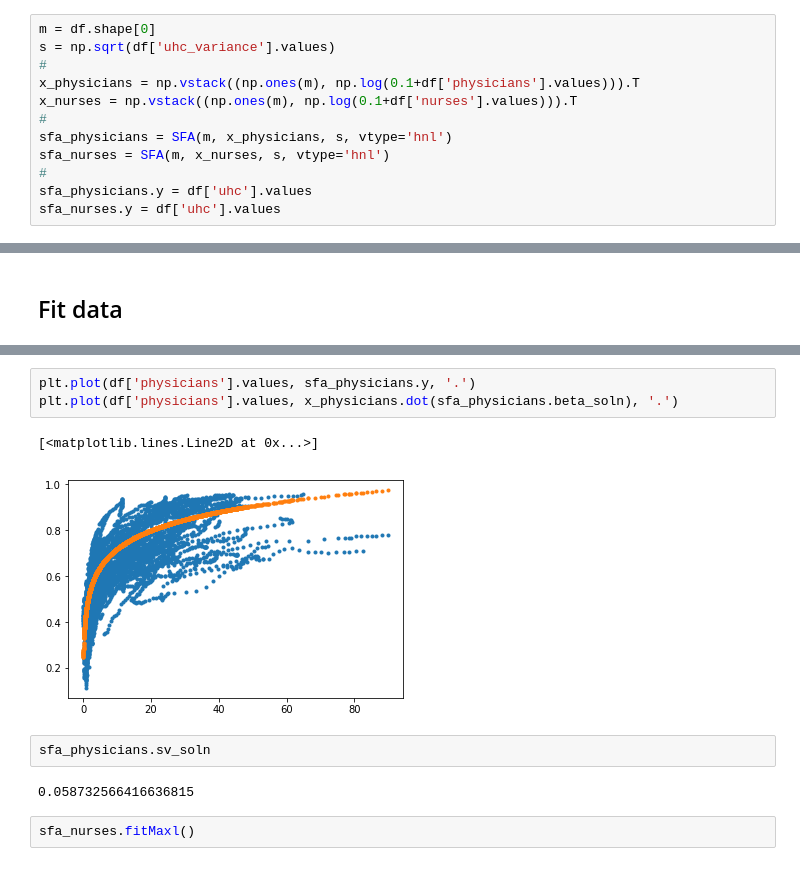
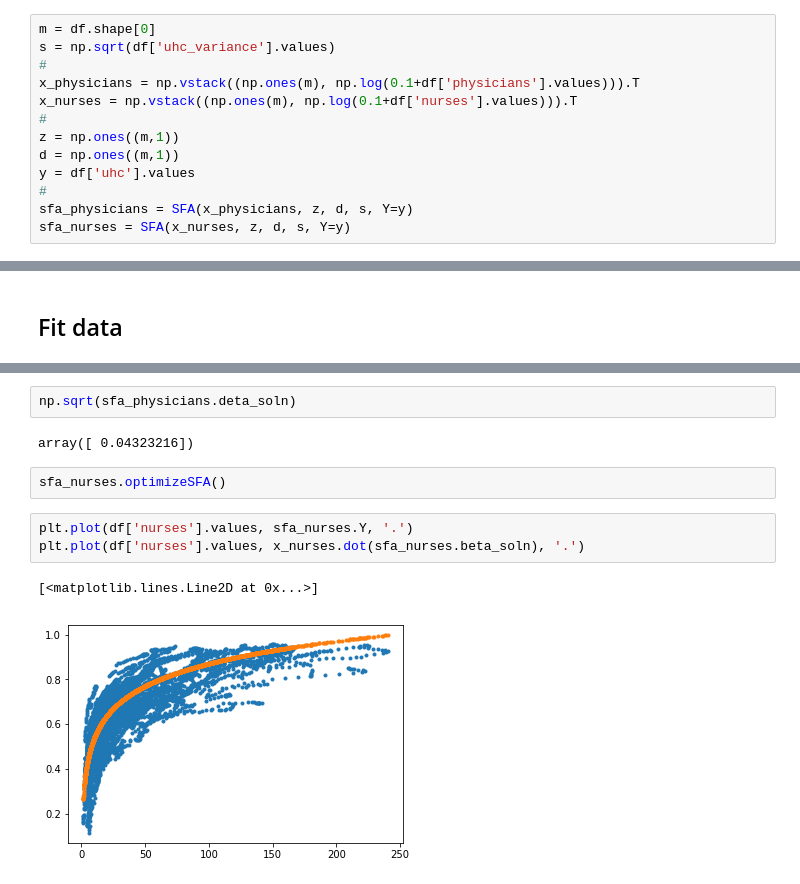
Before and after one commit to UW-AMO/StochasticFrontier, a Jupyter notebook: example/example_uhc.ipynb, the cells around one changed output, grey strips where cells are left out. Saved outputs shown, nothing was run; the diff lists cells and outputs as text.

```diff
--- a/example/example_uhc.ipynb
+++ b/example/example_uhc.ipynb
@@ -18,8 +18,9 @@ s = np.sqrt(df['uhc_variance'].values)
 x_physicians = np.vstack((np.ones(m), np.log(0.1+df['physicians'].values))).T
 x_nurses = np.vstack((np.ones(m), np.log(0.1+df['nurses'].values))).T
 #
-sfa_physicians = SFA(m, x_physicians, s, vtype='hnl')
-sfa_nurses = SFA(m, x_nurses, s, vtype='hnl')
+z = np.ones((m,1))
+d = np.ones((m,1))
+y = df['uhc'].values
 #
-sfa_physicians.y = df['uhc'].values
-sfa_nurses.y = df['uhc'].values
+sfa_physicians = SFA(x_physicians, z, d, s, Y=y)
+sfa_nurses = SFA(x_nurses, z, d, s, Y=y)
@@ -30,12 +58,12 @@ sfa_physicians.fitMaxl()
+# %%
+np.sqrt(sfa_physicians.deta_soln)
+# %% [output]
+array([ 0.04323216])
+# %%
+sfa_nurses.optimizeSFA()
 # %%
-plt.plot(df['physicians'].values, sfa_physicians.y, '.')
-plt.plot(df['physicians'].values, x_physicians.dot(sfa_physicians.beta_soln), '.')
+plt.plot(df['nurses'].values, sfa_nurses.Y, '.')
+plt.plot(df['nurses'].values, x_nurses.dot(sfa_nurses.beta_soln), '.')
 # %% [output]
 [<matplotlib.lines.Line2D at 0x...>]
-[figure, old version]
+[figure, new version]
-# %%
-sfa_physicians.sv_soln
-# %% [output]
-0.058732566416636815
-# %%
-sfa_nurses.fitMaxl()
```
Also changed, not shown: parts of 7 cells of this notebook, 1 other file.
